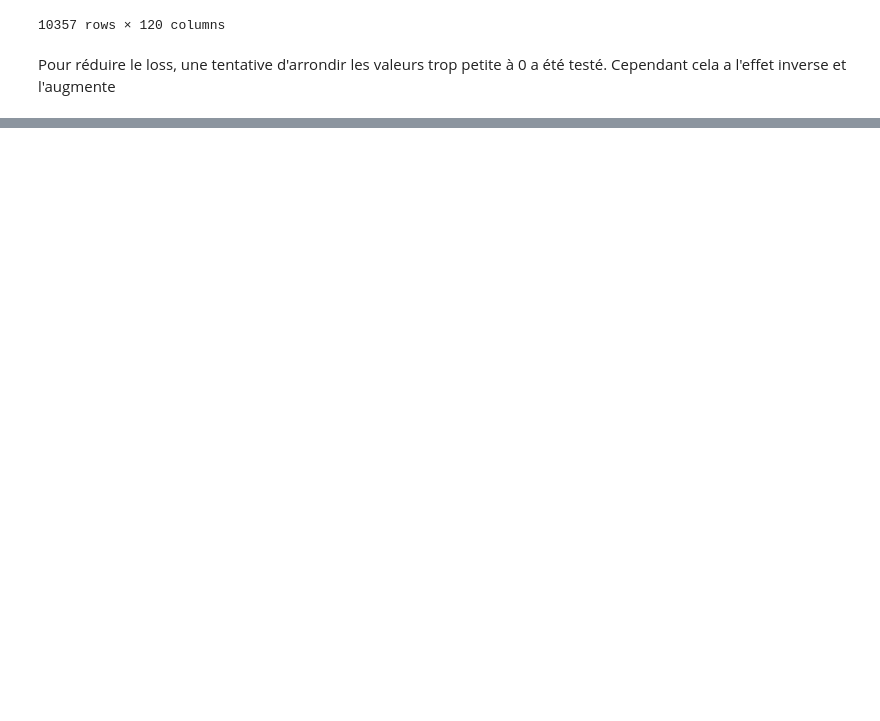
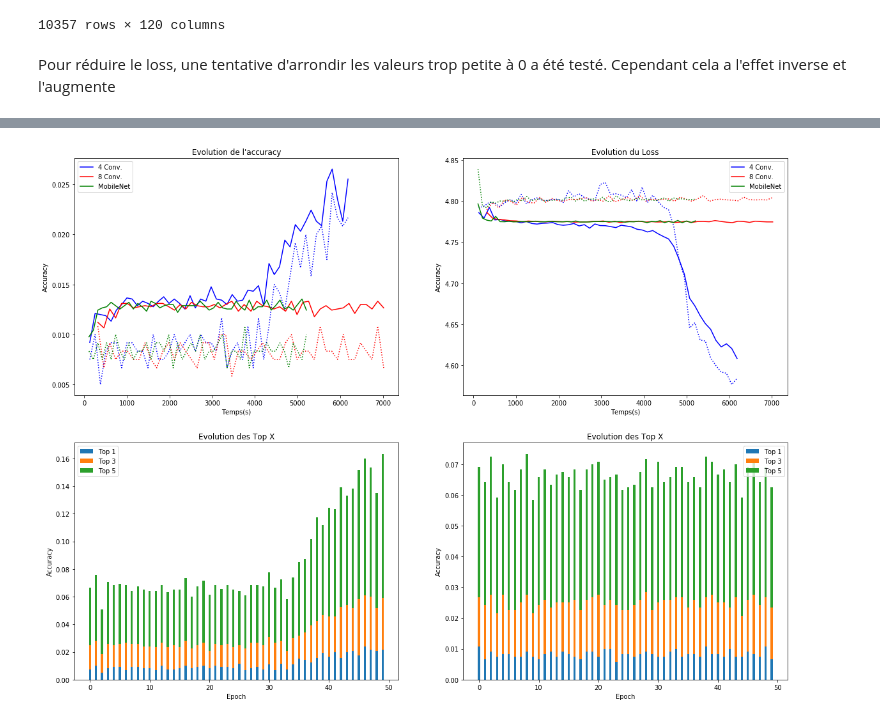
Before and after one commit to Coni63/OC_DS, a Jupyter notebook: P7/CNN.ipynb, the cells around one changed output, grey strips where cells are left out. Saved outputs shown, nothing was run; the diff lists cells and outputs as text; code cells hidden in the pictures; blank space fills up the shorter version.

Commit message:
ajout du Custom_CNN et mise en place de la fiche de Synthèse

```diff
--- a/P7/CNN.ipynb
+++ b/P7/CNN.ipynb
@@ -600,0 +607,69 @@ Pour réduire le loss, une tentative d'arrondir les valeurs trop petite à 0 a
+# %%
+with open('custom_CNN/history1', 'rb') as file:
+    perf1 = pickle.load(file)
+
+with open('custom_CNN/history2', 'rb') as file:
+    perf2 = pickle.load(file)
+
+with open('custom_CNN/history3', 'rb') as file:
+    perf3 = pickle.load(file)
+# %%
+f, axarr = plt.subplots(2, 2, figsize=(20,15))
+
+x = np.array(perf2['time']).cumsum()
+x2 = np.array(perf3['time']).cumsum()
+x3 = np.array(perf1['time']).cumsum()
+
+axarr[0, 0].plot(x, perf2["acc"], c="b", label="4 Conv.")
+axarr[0, 0].plot(x, perf2["val_acc"], linestyle=":", c="b")
+axarr[0, 0].plot(x2, perf3["acc"], c="r", label="8 Conv.")
+axarr[0, 0].plot(x2, perf3["val_acc"], linestyle=":", c="r")
+axarr[0, 0].plot(x3, perf1["acc"], c="g", label="MobileNet")
+axarr[0, 0].plot(x3, perf1["val_acc"], linestyle=":", c="g")
+axarr[0, 0].legend()
+axarr[0, 0].title.set_text("Evolution de l'accuracy")
+axarr[0, 0].set_xlabel("Temps(s)")
+axarr[0, 0].set_ylabel("Accuracy")
+
+axarr[0, 1].plot(x, perf2["loss"], c="b", label="4 Conv.")
+axarr[0, 1].plot(x, perf2["val_loss"], linestyle=":", c="b")
+axarr[0, 1].plot(x2, perf3["loss"], c="r", label="8 Conv.")
+axarr[0, 1].plot(x2, perf3["val_loss"], linestyle=":", c="r")
+axarr[0, 1].plot(x3, perf1["loss"], c="g", label="MobileNet")
+axarr[0, 1].plot(x3, perf1["val_loss"], linestyle=":", c="g")
+axarr[0, 1].legend()
+axarr[0, 1].title.set_text("Evolution du Loss")
+axarr[0, 1].set_xlabel("Temps(s)")
+axarr[0, 1].set_ylabel("Accuracy")
+
+N = 50
+t1 = perf2["val_acc"]
+t3 = perf2["val_top3"]
+t5 = perf2["val_top5"]
+x = np.arange(N)
+width = 0.35
+
+p1 = axarr[1, 0].bar(x, t1, width, label="Top 1")
+p2 = axarr[1, 0].bar(x, t3, width, bottom=t1, label="Top 3")
+p3 = axarr[1, 0].bar(x, t5, width, bottom=t3, label="Top 5")
+axarr[1, 0].title.set_text("Evolution des Top X")
+axarr[1, 0].legend()
+axarr[1, 0].set_xlabel("Epoch")
+axarr[1, 0].set_ylabel("Accuracy")
+
+t1 = perf3["val_acc"]
+t3 = perf3["val_top3"]
+t5 = perf3["val_top5"]
+
+p1 = axarr[1, 1].bar(x, t1, width, label="Top 1")
+p2 = axarr[1, 1].bar(x, t3, width, bottom=t1, label="Top 3")
+p3 = axarr[1, 1].bar(x, t5, width, bottom=t3, label="Top 5")
+axarr[1, 1].title.set_text("Evolution des Top X")
+axarr[1, 1].legend()
+axarr[1, 1].set_xlabel("Epoch")
+axarr[1, 1].set_ylabel("Accuracy")
+
+plt.savefig("img/custom_CNN.png")
+plt.show()
+# %% [output]
+[figure, added]
```
Also changed, not shown: parts of 2 cells of this notebook, 12 other files.
